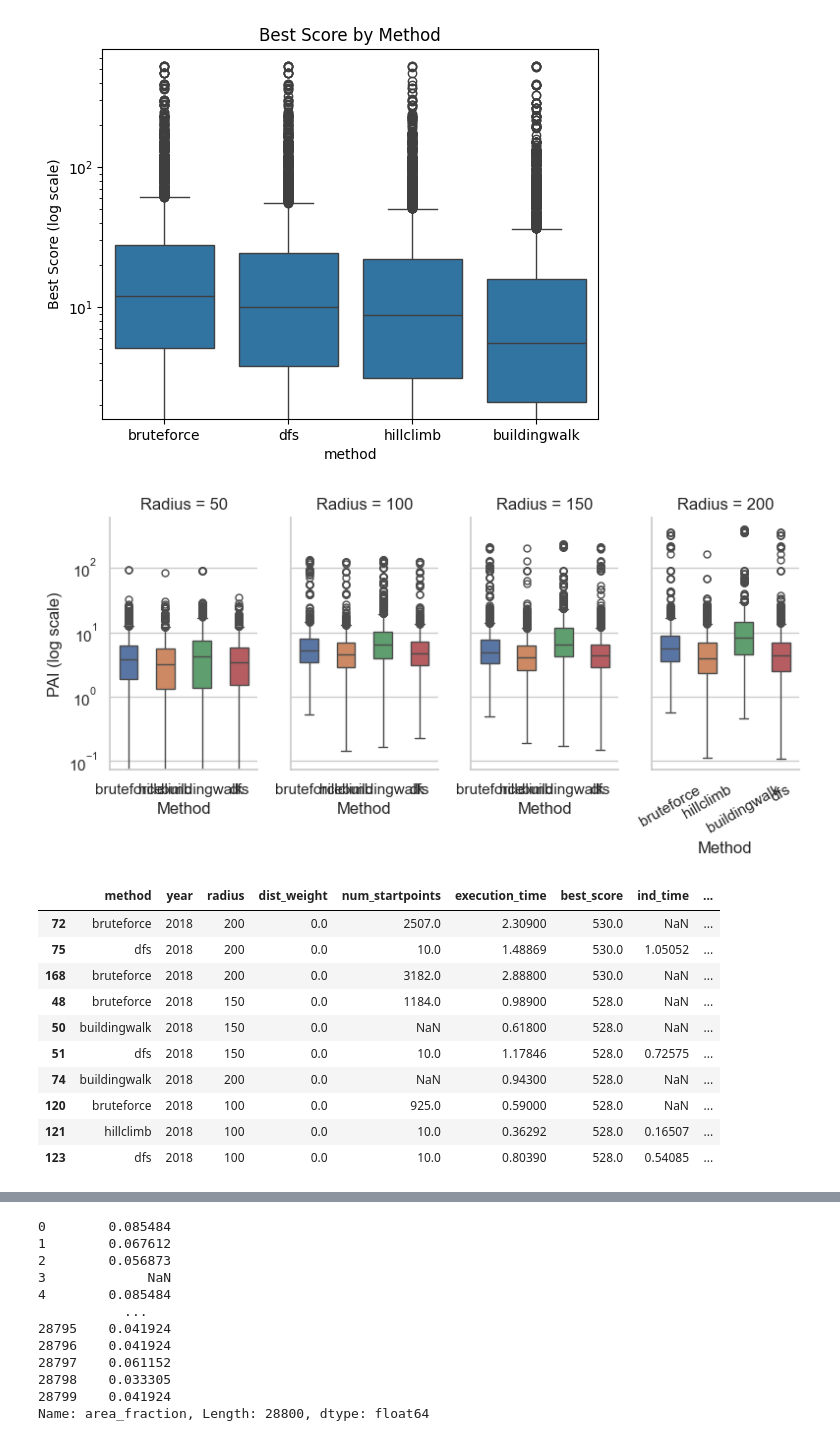
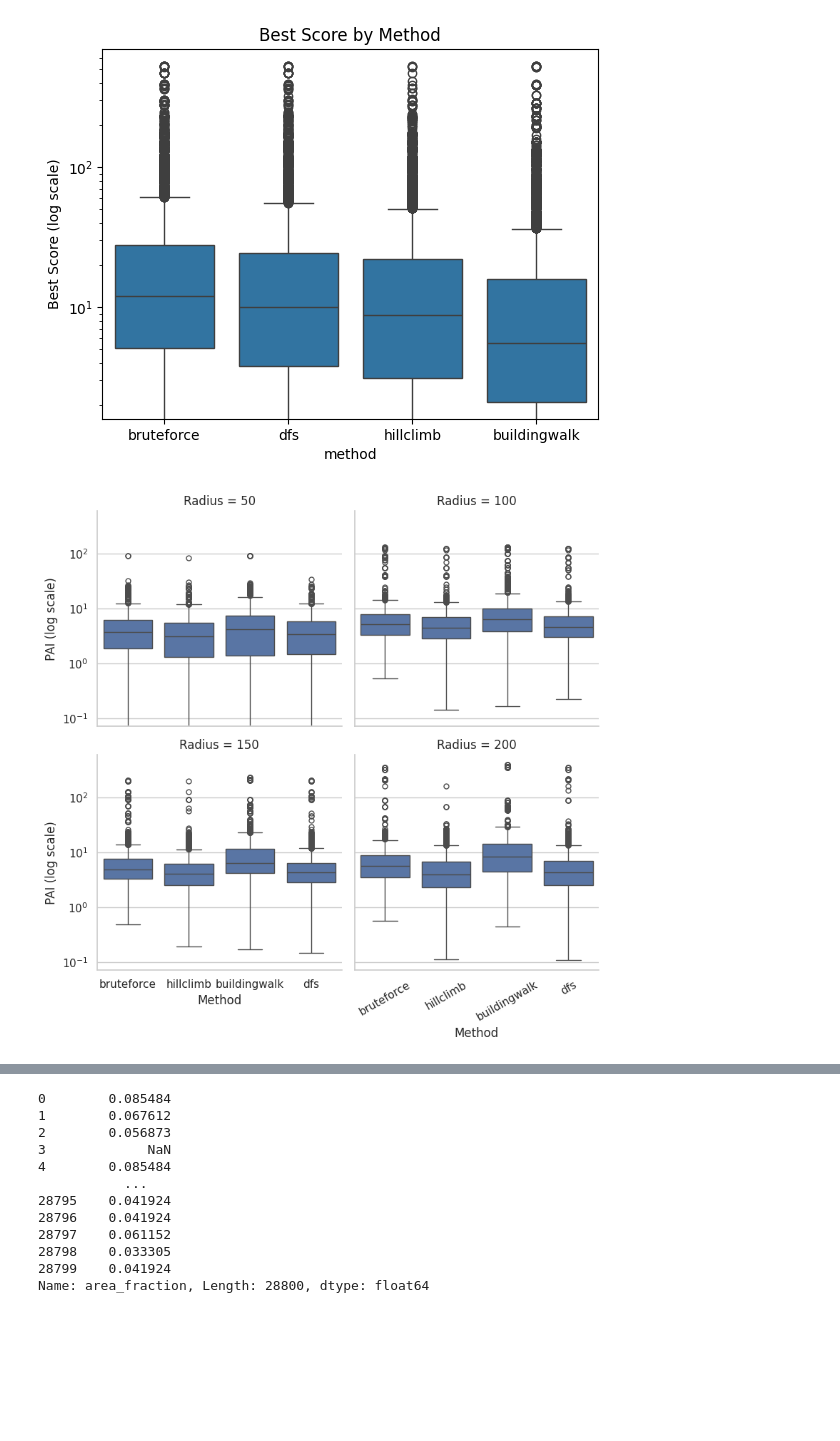
Before and after one commit to lewenhagen/AI_Enhanced_Method_for_Improved_CCTV_Camera_Placement, a Jupyter notebook: notebook.ipynb, the cells around one changed output, grey strips where cells are left out. Cells and saved outputs as stored; diff of their text form; code cells hidden in the pictures; blank space fills up the shorter version.

```diff
--- a/notebook.ipynb
+++ b/notebook.ipynb
@@ -76,44 +112,24 @@ plt.show()
 # %%
 # PAI, One for each method
 sns.set(style="whitegrid")
 
 g = sns.catplot(
     data=df,
     x="method",
     y="pai",
     col="radius",
     kind="box",
-    col_wrap=4,
+    col_wrap=2,
     height=4,
-    sharey=True,
-    width=0.5,
-    aspect=0.5,
-    hue="method",
+    sharey=True
 )
 
 g.set(yscale="log")
 g.set_titles("Radius = {col_name}")
 g.set_axis_labels("Method", "PAI (log scale)")
 plt.xticks(rotation=30)
 plt.tight_layout()
 plt.show()
 # %% [output]
-[figure, old version]
+[figure, new version]
-# %%
-df.nlargest(10, "best_score")
-df.nlargest(10, "pai")
-# precion at K kolla upp och använd som motivering
-# gör för olika värden baserat per metod, radius och dist_weight
-# %% [output]
-|  | method | year | radius | dist_weight | num_startpoints | execution_time | best_score | ind_time | ... |
-| 72 | bruteforce | 2018 | 200 | 0.0 | 2507.0 | 2.30900 | 530.0 | NaN | ... |
-| 75 | dfs | 2018 | 200 | 0.0 | 10.0 | 1.48869 | 530.0 | 1.05052 | ... |
-| 168 | bruteforce | 2018 | 200 | 0.0 | 3182.0 | 2.88800 | 530.0 | NaN | ... |
-| 48 | bruteforce | 2018 | 150 | 0.0 | 1184.0 | 0.98900 | 528.0 | NaN | ... |
-| 50 | buildingwalk | 2018 | 150 | 0.0 | NaN | 0.61800 | 528.0 | NaN | ... |
-| 51 | dfs | 2018 | 150 | 0.0 | 10.0 | 1.17846 | 528.0 | 0.72575 | ... |
-| 74 | buildingwalk | 2018 | 200 | 0.0 | NaN | 0.94300 | 528.0 | NaN | ... |
-| 120 | bruteforce | 2018 | 100 | 0.0 | 925.0 | 0.59000 | 528.0 | NaN | ... |
-| 121 | hillclimb | 2018 | 100 | 0.0 | 10.0 | 0.36292 | 528.0 | 0.16507 | ... |
-| 123 | dfs | 2018 | 100 | 0.0 | 10.0 | 0.80390 | 528.0 | 0.54085 | ... |
 # %%
```
Also changed, not shown: parts of 12 cells of this notebook.
